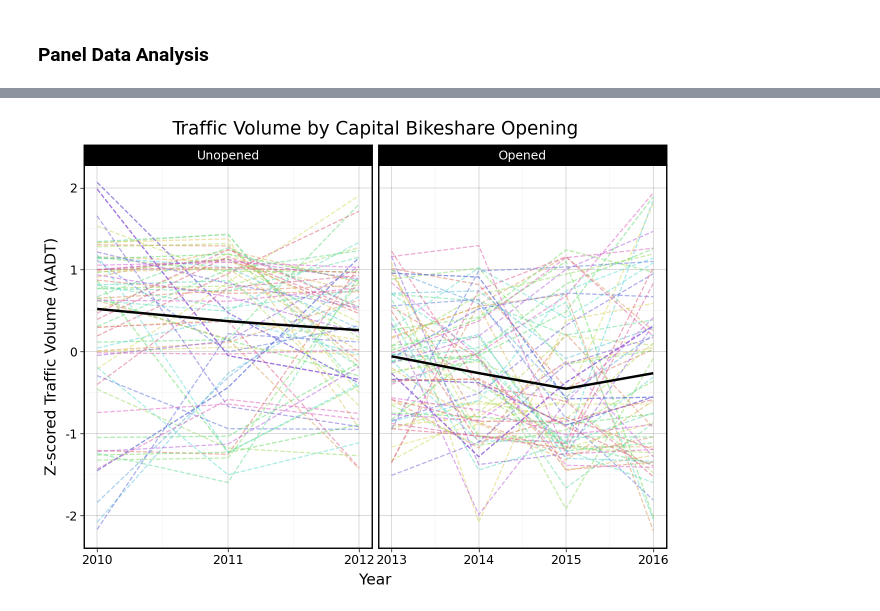
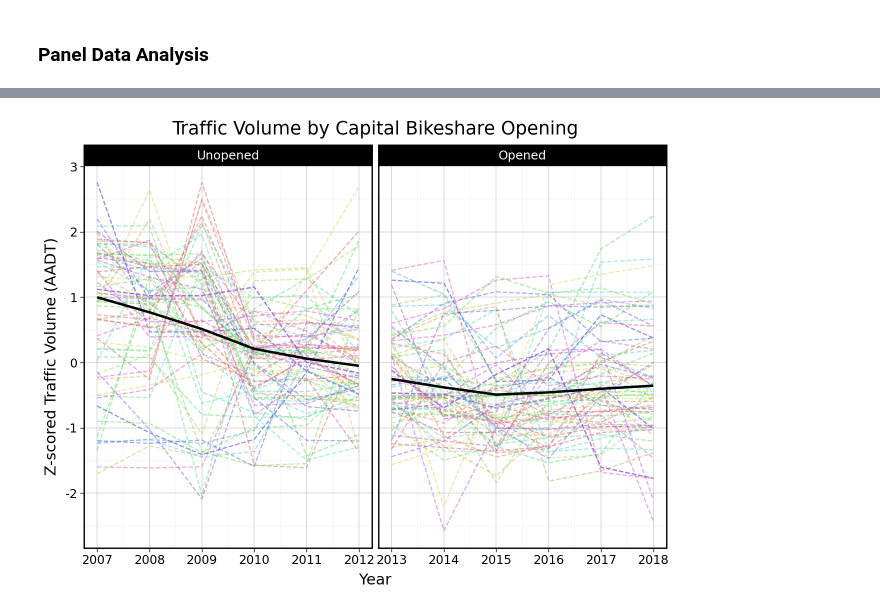
Before and after one commit to IbadatJarg/PPOL5203-Final_Project_Bikeshare, a Jupyter notebook: scripts/04_exploratory_data_analysis.ipynb, the cells around one changed output, grey strips where cells are left out. Cells and saved outputs as stored; diff of their text form; code cells hidden in the pictures.

```diff
--- a/scripts/04_exploratory_data_analysis.ipynb
+++ b/scripts/04_exploratory_data_analysis.ipynb
@@ -69,7 +69,7 @@ df
 ### Data Manipulation
 # %%
 #Adding % change in traffic per station relative to 2013
-for year in ['2010', '2011', '2012', '2013',  '2014', '2015', '2016']:
+for year in ['2007', '2008', '2009','2010', '2011', '2012', '2013',  '2014', '2015', '2016','2017', '2018', '2019']:
     df[f'Percent_Change_{year}'] = ((df[year] - df['2013']) / df['2013']) * 100
 # %% [markdown]
 ### Plotting our discontinuity
@@ -226,7 +226,7 @@ strong multicollinearity or other numerical problems.
 long_df = pd.melt(
     df,
     id_vars=['id'],  # Columns to keep (not reshaped)
-    value_vars=[str(year) for year in range(2010, 2017)],  # Columns to melt
+    value_vars=[str(year) for year in range(2007, 2019)],  # Columns to melt
     var_name='year',  # Name of the new 'year' column
     value_name='traffic_volume'  # Name of the new 'traffic_volume' column
 )
@@ -404,15 +405,15 @@ ggplot(data = long_reset) +
 # %%
 (
 ggplot(data = long_reset) +
     geom_line(mapping = aes(x = "year", y = "traffic_volume_zscore", group = "id", color = "id"),
                 linetype = "dashed", alpha = 0.5) +
     geom_smooth(mapping = aes(x = "year", y = "traffic_volume_zscore", group = "opened_dich"), color = "black", se = False) +
     facet_wrap('~opened_dich', scales='free_x') +
     labs(x = "Year", y = "Z-scored Traffic Volume (AADT)", title = "Traffic Volume by Capital Bikeshare Opening",
         color = "Opened Bikeshare") +
     theme_linedraw() +
     theme(legend_position = "none") +
-    scale_x_continuous(breaks= range(2010, 2017))
+    scale_x_continuous(breaks= range(2007, 2019))
 )
 # %% [output]
-[figure, old version]
+[figure, new version]
```
Also changed, not shown: parts of 13 cells of this notebook, 3 other files.
